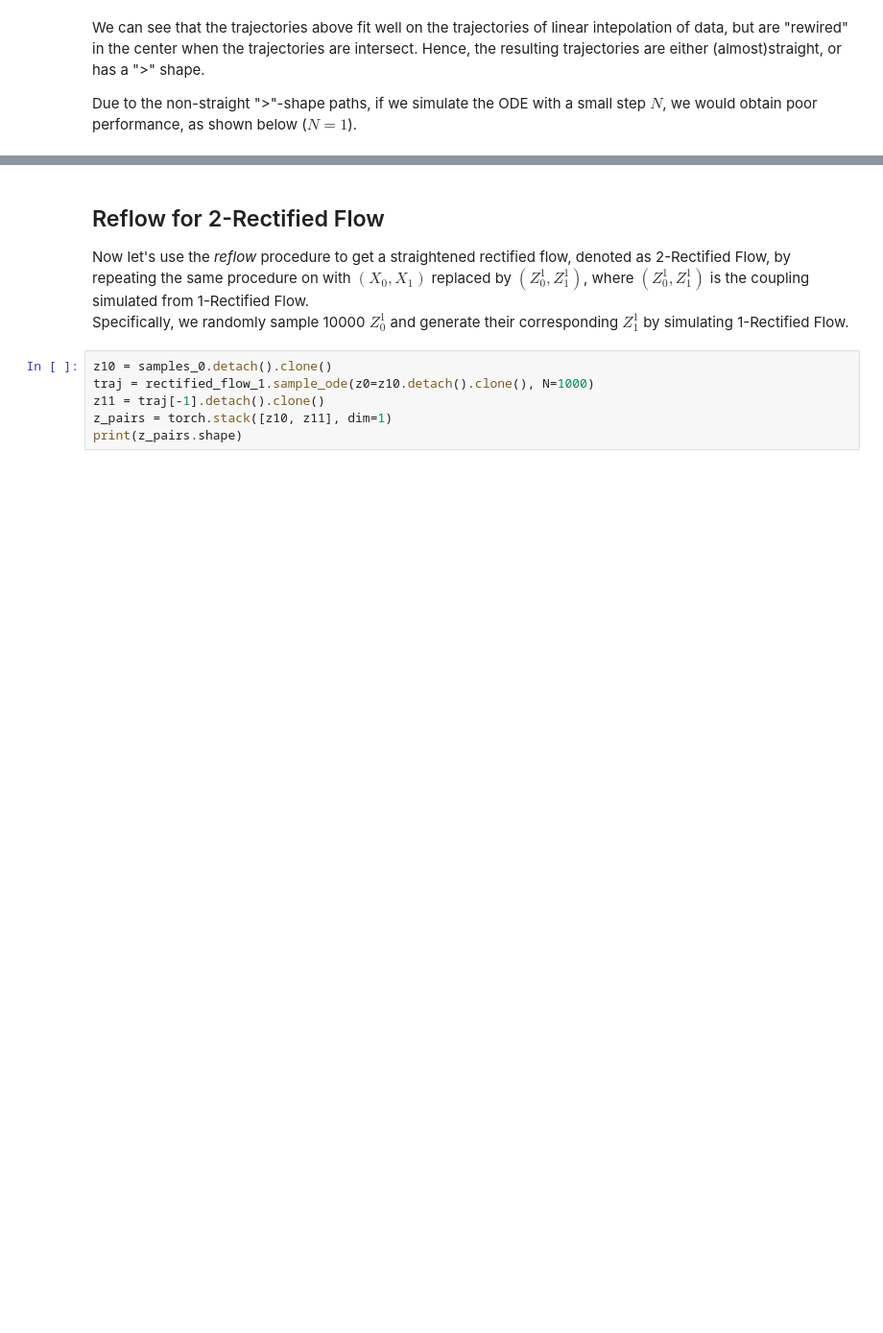
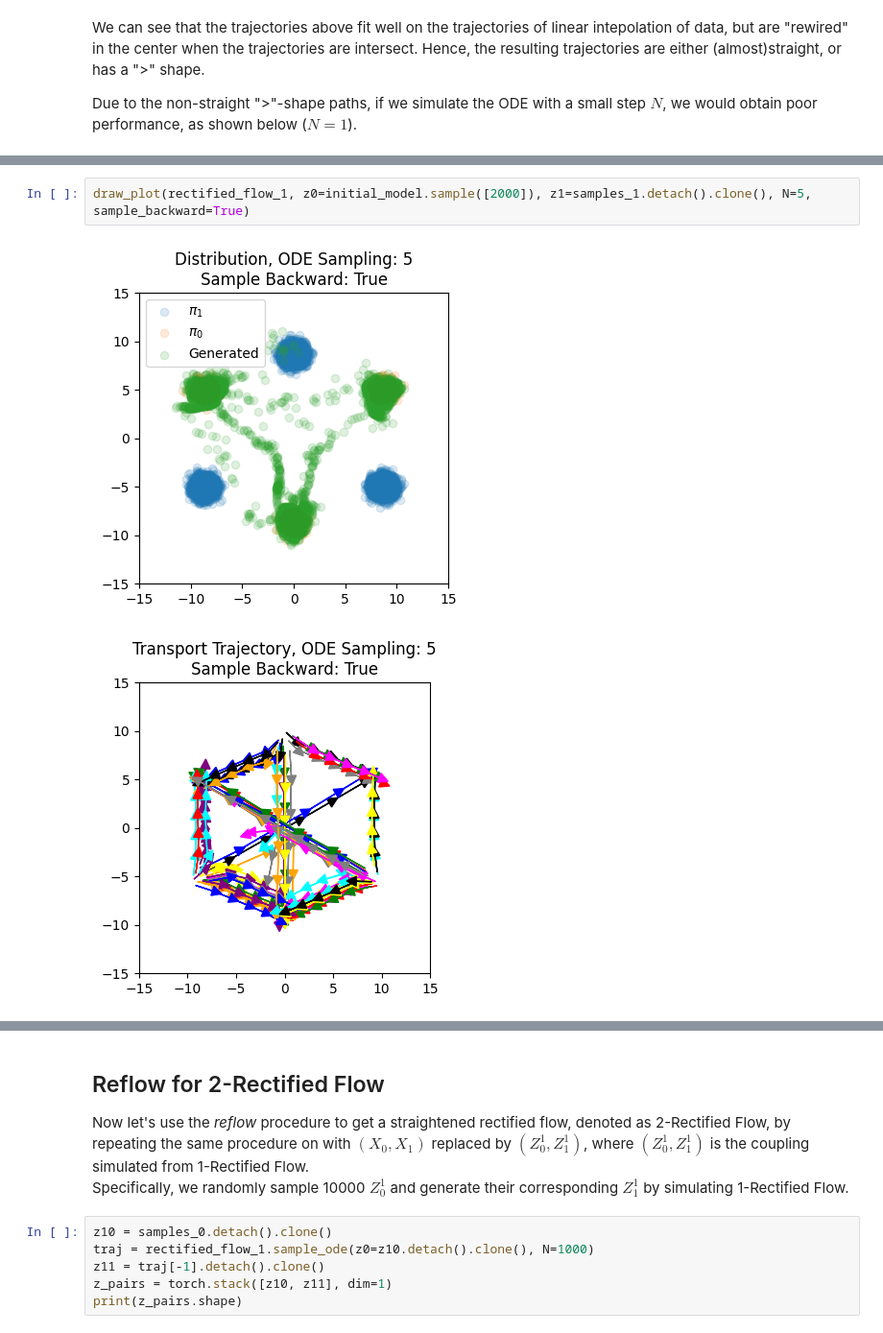
Before and after one commit to MohitLamba94/cheat-sheet, a Jupyter notebook: diffusers/experiments/text2video/RectifiedFlow/basics/Tutorial_Rectified_Flow_with_Neural_Network_02.ipynb, the cells around one changed output, grey strips where cells are left out. Shown at 96% size. Cells and saved outputs as stored; diff of their text form; blank space fills up the shorter version.

```diff
--- a/diffusers/experiments/text2video/RectifiedFlow/basics/Tutorial_Rectified_Flow_with_Neural_Network_02.ipynb
+++ b/diffusers/experiments/text2video/RectifiedFlow/basics/Tutorial_Rectified_Flow_with_Neural_Network_02.ipynb
@@ -304,3 +324,8 @@ Due to the non-straight ">"-shape paths, if we simulate the ODE with a small ste
+# %%
+draw_plot(rectified_flow_1, z0=initial_model.sample([2000]), z1=samples_1.detach().clone(), N=5, sample_backward=True)
+# %% [output]
+[figure, added]
+[figure, added]
 # %%
 draw_plot(rectified_flow_1, z0=initial_model.sample([2000]), z1=samples_1.detach().clone(), N=1)
 # %% [output]
```
Also changed, not shown: parts of 22 cells of this notebook, 2 other files.
